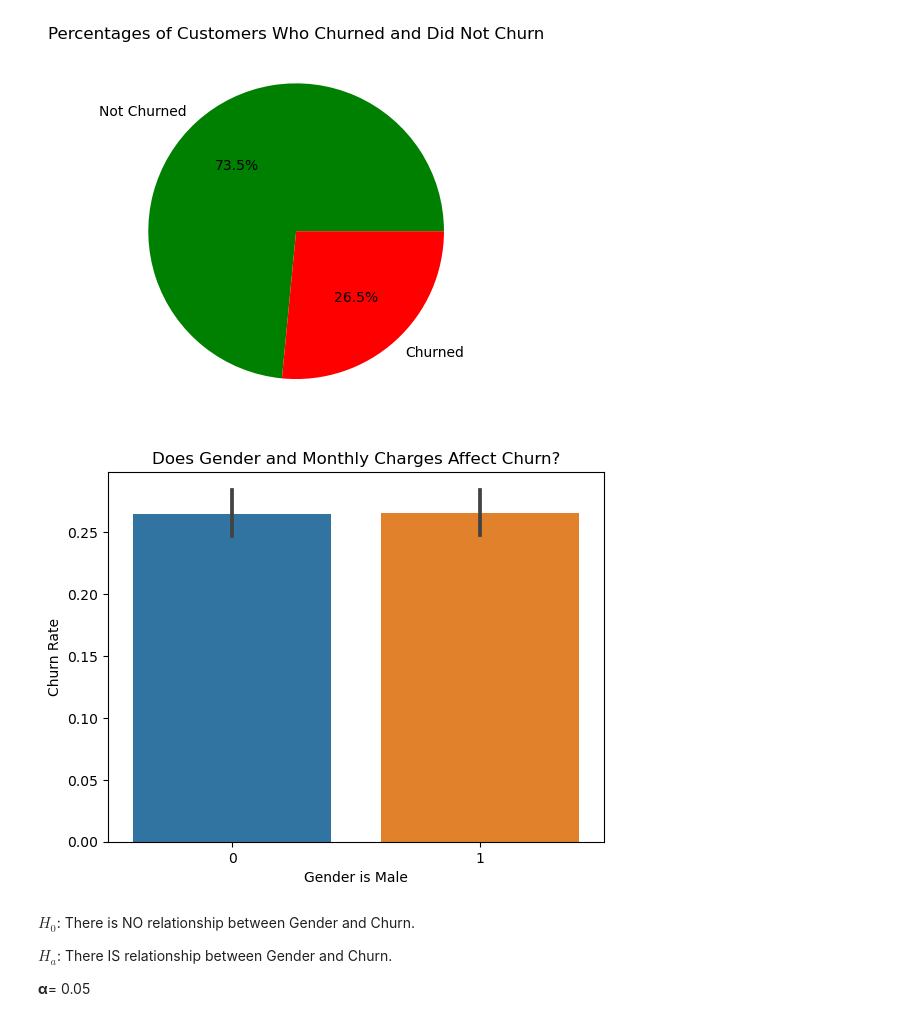
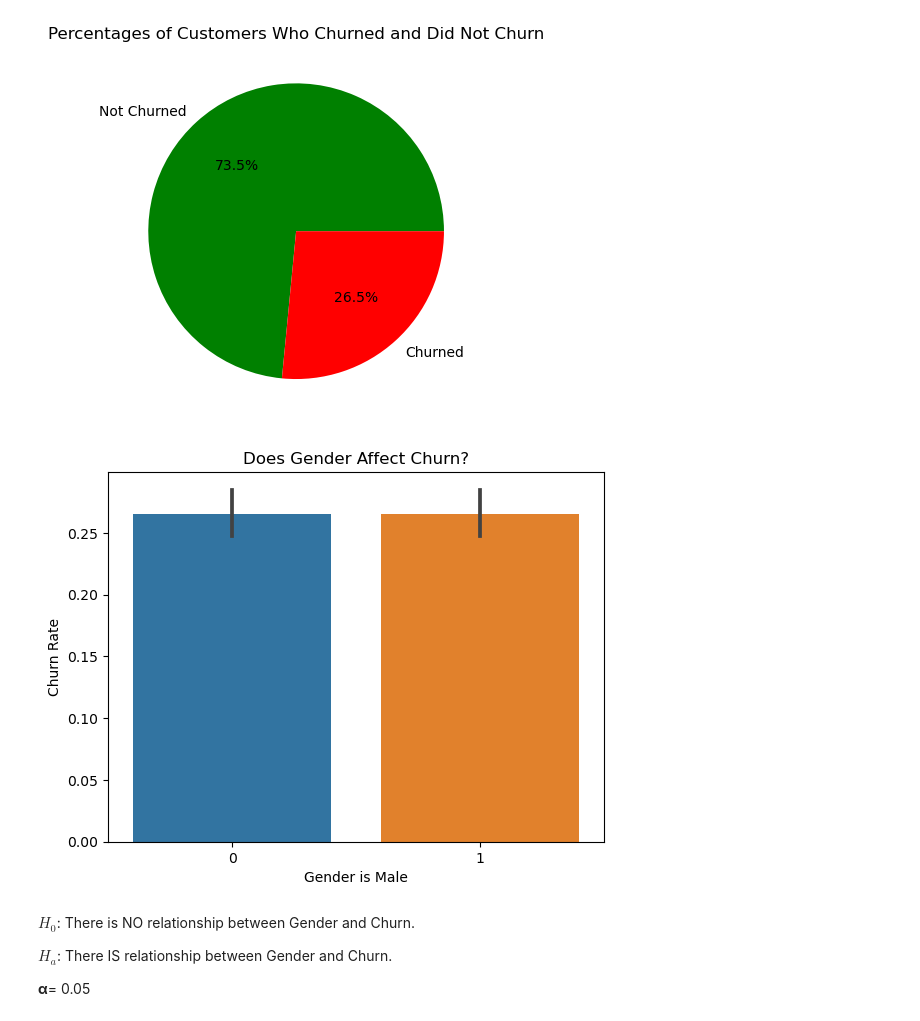
Before and after one commit to Jacob-Ball22/Classification-Project, a Jupyter notebook: non-final-notebook.ipynb, the cells around one changed output. Saved outputs shown, nothing was run; the diff lists cells and outputs as text; code cells hidden in the pictures.

```diff
--- a/non-final-notebook.ipynb
+++ b/non-final-notebook.ipynb
@@ -107,11 +107,11 @@ plt.show()
 # %%
 sns.barplot(data=train_encoded,x='gender_Male', y='churn_Yes')
 plt.ylabel('Churn Rate')
 plt.xlabel('Gender is Male')
-plt.title('Does Gender and Monthly Charges Affect Churn?')
+plt.title('Does Gender Affect Churn?')
 plt.show()
 # %% [output]
-[figure, old version]
+[figure, new version]
 # %% [markdown]
 
 $H_0$: There is NO relationship between Gender and Churn.
```
Also changed, not shown: parts of 7 cells of this notebook.
